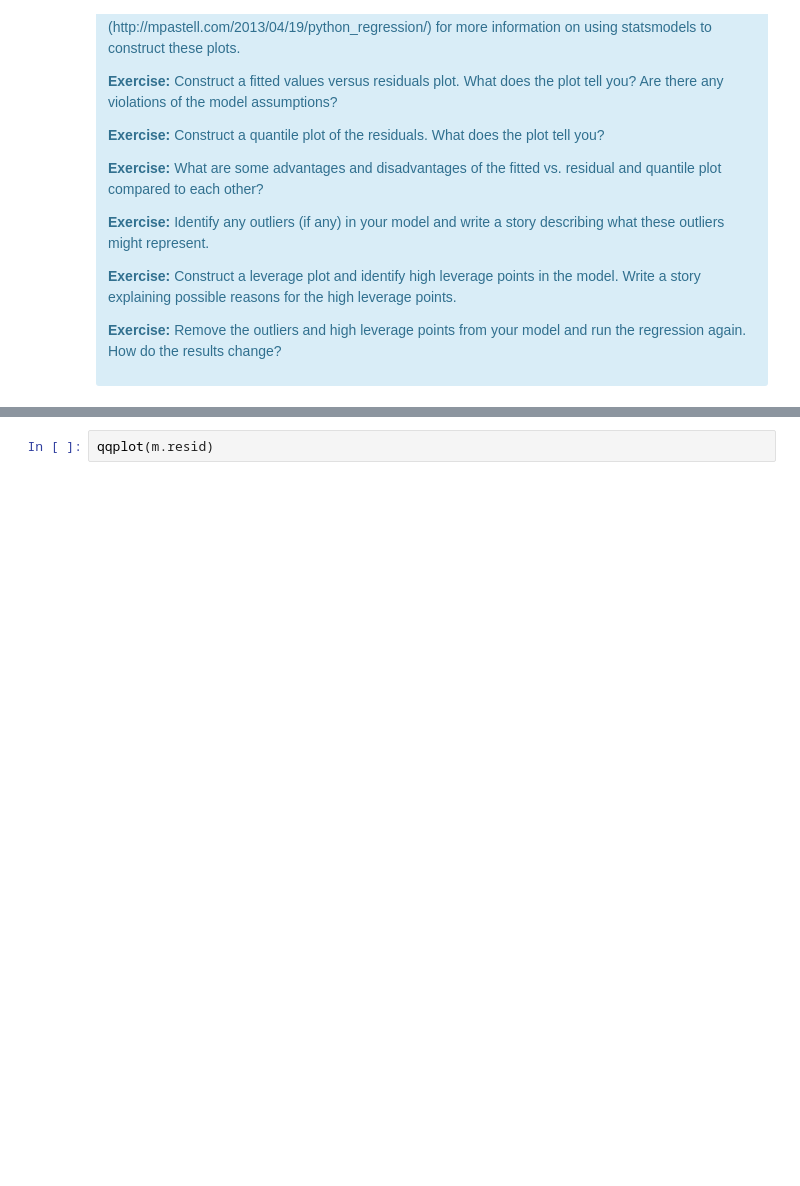
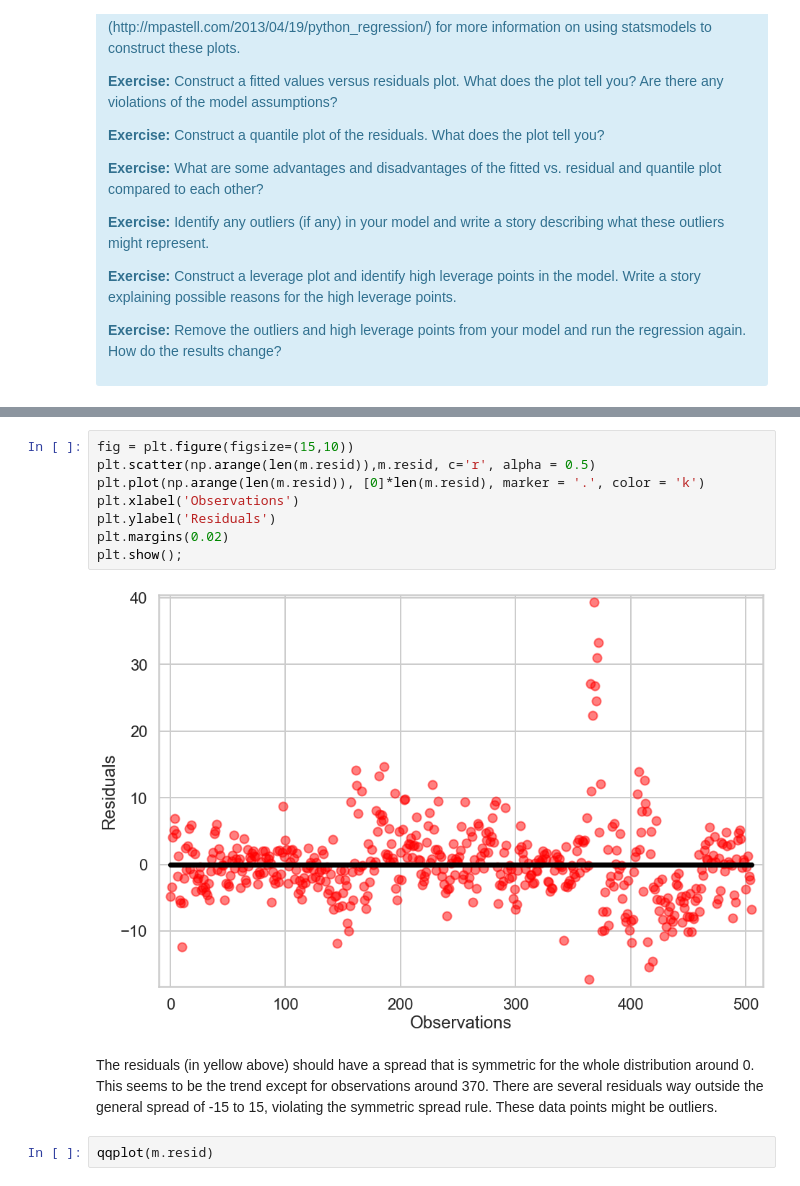
Before and after one commit to chejuichia/DataScienceStudy, a Jupyter notebook: linear_regression/Mini_Project_Linear_Regression.ipynb, the cells around one changed output, grey strips where cells are left out. Cells and saved outputs as stored; diff of their text form; blank space fills up the shorter version.

```diff
--- a/linear_regression/Mini_Project_Linear_Regression.ipynb
+++ b/linear_regression/Mini_Project_Linear_Regression.ipynb
@@ -883,3 +914,15 @@ plt.plot(m.resid)
+# %%
+fig = plt.figure(figsize=(15,10))
+plt.scatter(np.arange(len(m.resid)),m.resid, c='r', alpha = 0.5)
+plt.plot(np.arange(len(m.resid)), [0]*len(m.resid), marker = '.', color = 'k')
+plt.xlabel('Observations')
+plt.ylabel('Residuals')
+plt.margins(0.02)
+plt.show();
+# %% [output]
+[figure, added]
+# %% [markdown]
+The residuals (in yellow above) should have a spread that is symmetric for the whole distribution around 0. This seems to be the trend except for observations around 370. There are several residuals way outside the general spread of -15 to 15, violating the symmetric spread rule. These data points might be outliers.
 # %%
 qqplot(m.resid)
 # %% [output]
```
Also changed, not shown: parts of 15 cells of this notebook.
